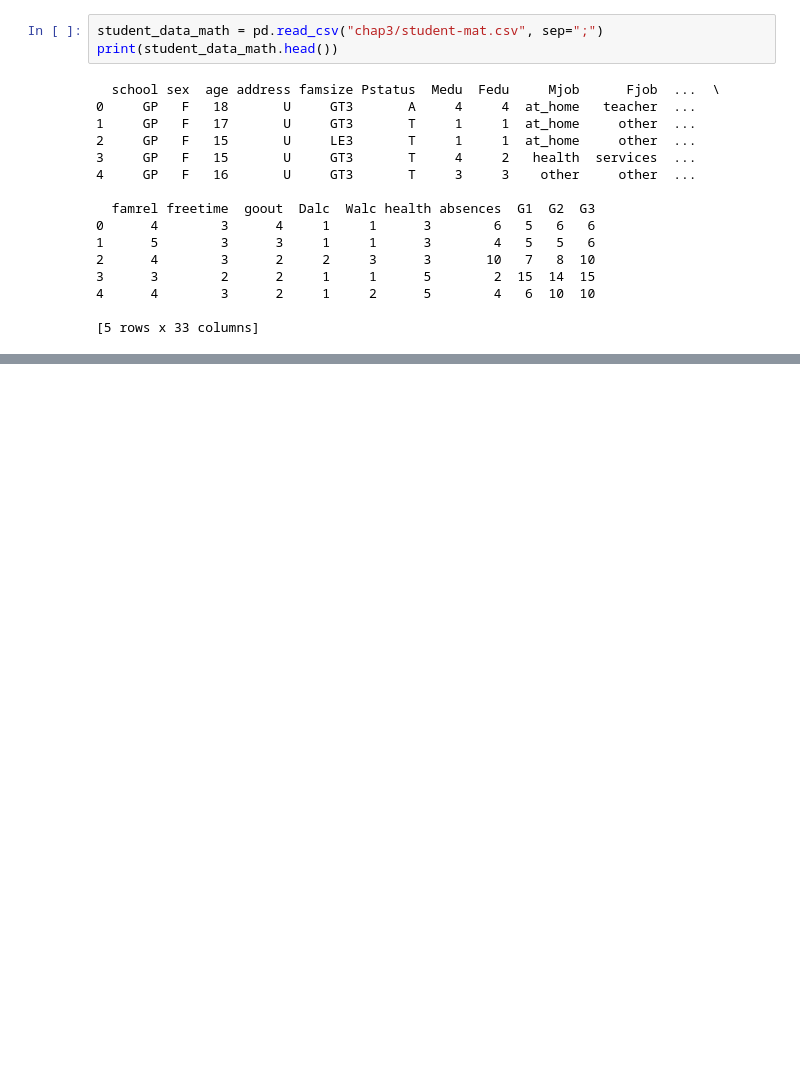
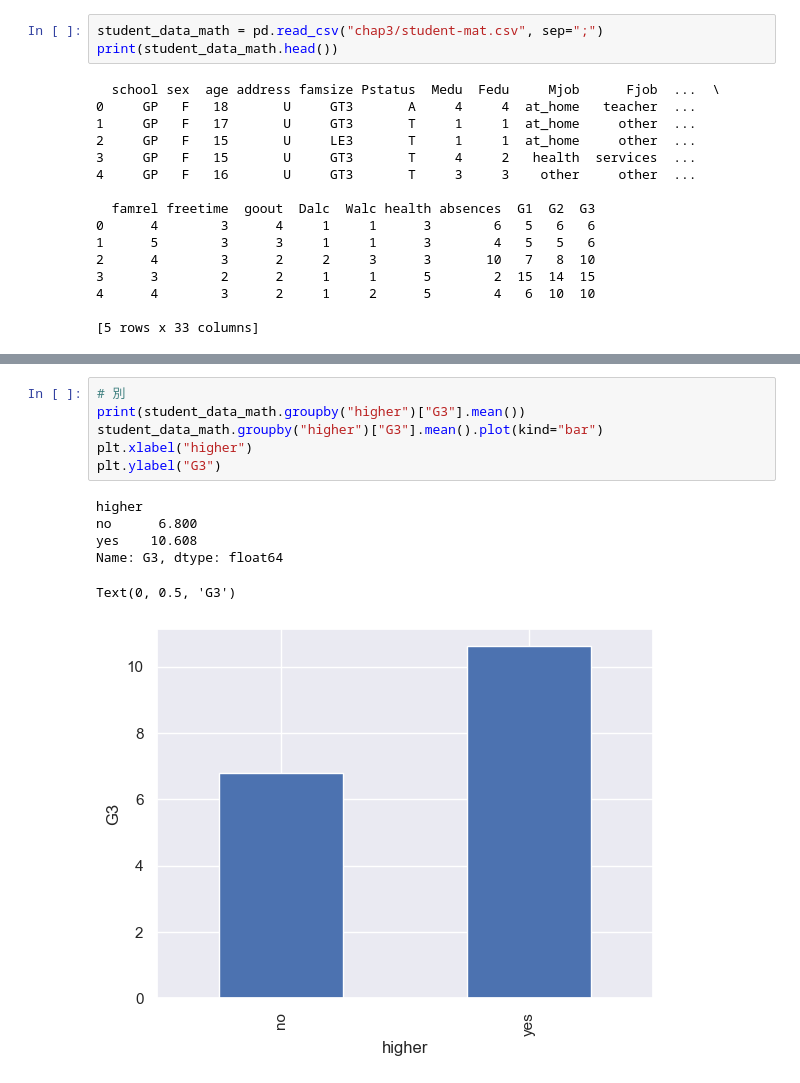
Before and after one commit to edayoshi-1999/python_Todai, a Jupyter notebook: 2.26.ipynb, the cells around one changed output, grey strips where cells are left out. Saved outputs shown, nothing was run; the diff lists cells and outputs as text; blank space fills up the shorter version.

```diff
--- a/2.26.ipynb
+++ b/2.26.ipynb
@@ -25,0 +85,13 @@ print(student_data_math.head())
+# %%
+# 別
+print(student_data_math.groupby("higher")["G3"].mean())
+student_data_math.groupby("higher")["G3"].mean().plot(kind="bar")
+plt.xlabel("higher")
+plt.ylabel("G3")
+# %% [output]
+higher
+no      6.800
+yes    10.608
+Name: G3, dtype: float64
+Text(0, 0.5, 'G3')
+[figure, added]
```
Also changed, not shown: parts of 6 cells of this notebook, 4 other files.
